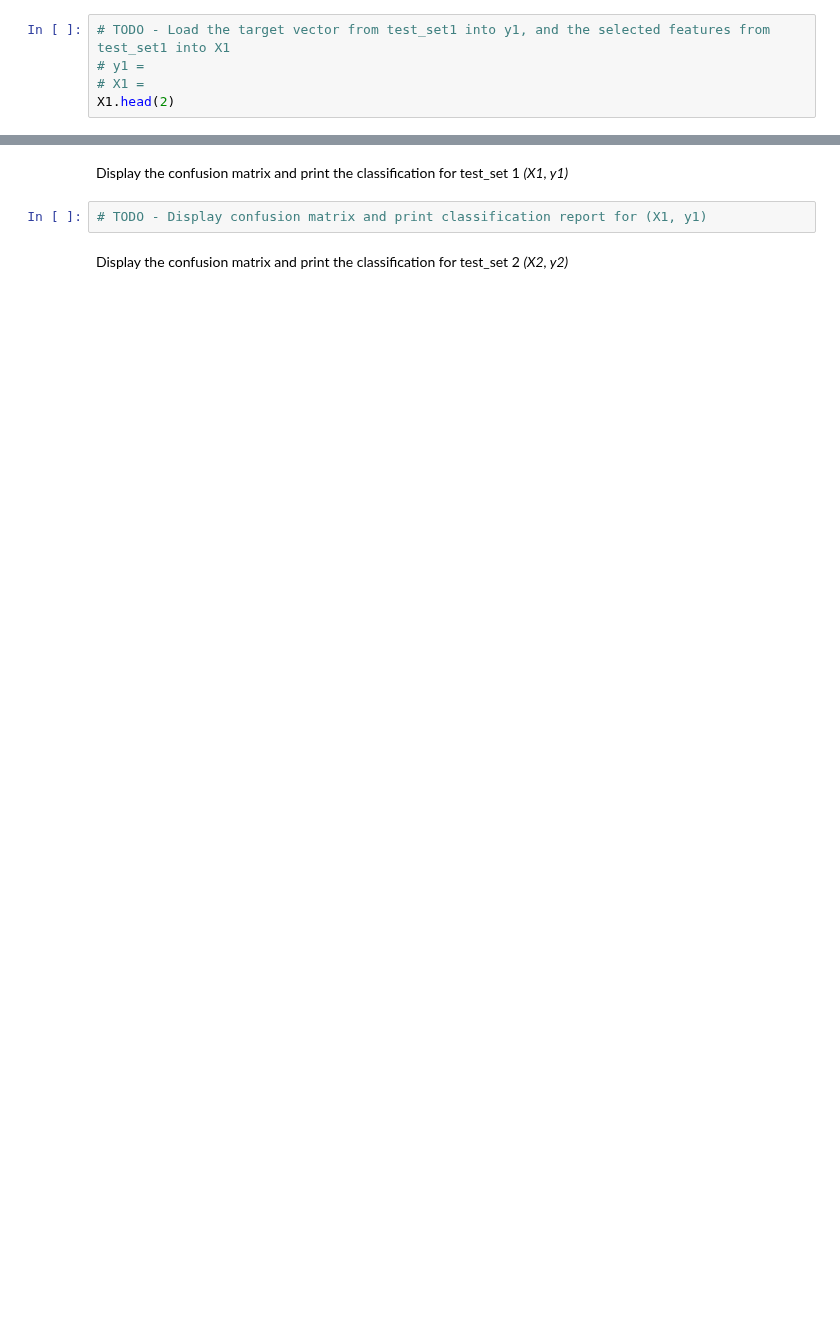
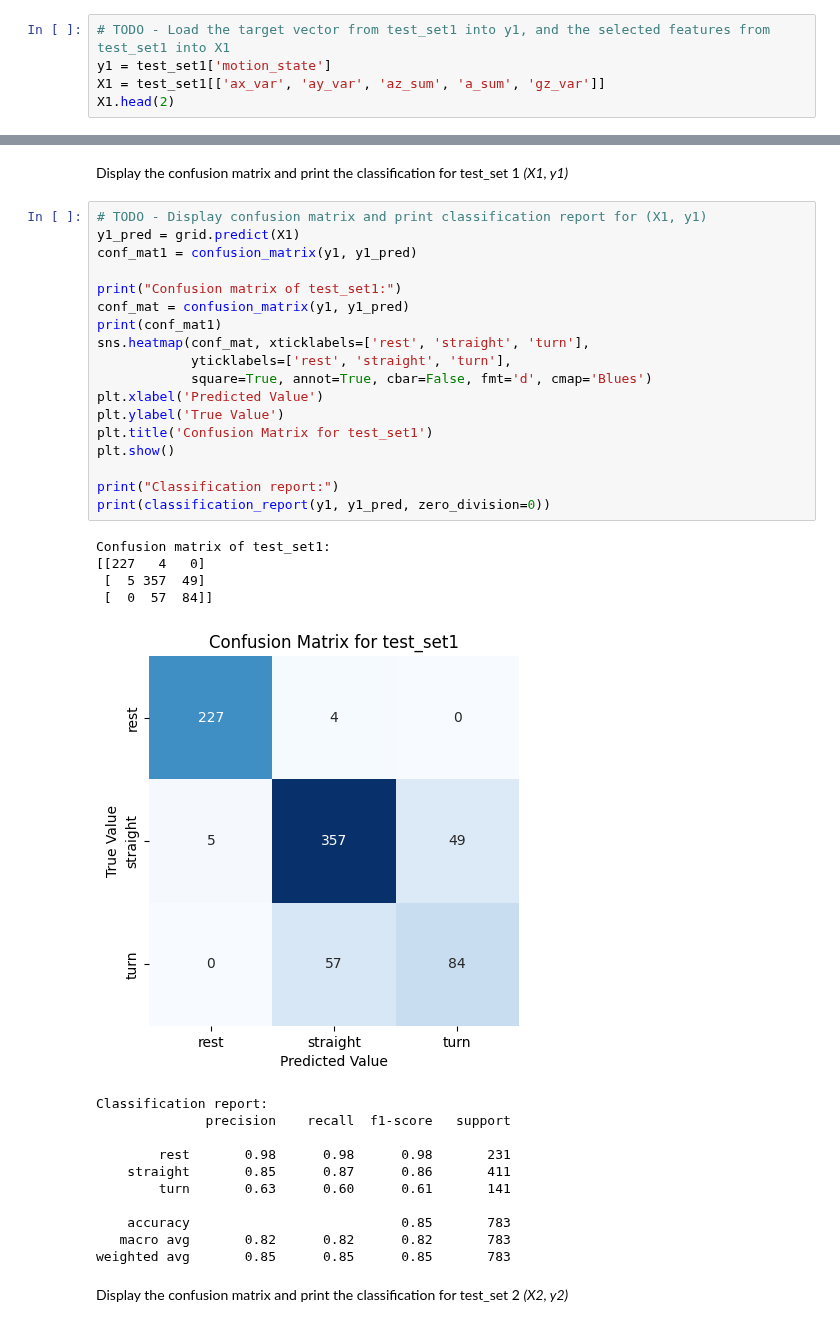
Before and after one commit to chshxiao/engg680_2024_fall, a Jupyter notebook: Lab_Assignment4/Assignment4.ipynb, the cells around one changed output, grey strips where cells are left out. Drawn from its saved outputs; the diff is of its cells as text; blank space fills up the shorter version.

```diff
--- a/Lab_Assignment4/Assignment4.ipynb
+++ b/Lab_Assignment4/Assignment4.ipynb
@@ -1019,6 +1093,6 @@ The model trained in 5.1, is to be tested on the independent datasets, that is t
 Seperate the testsets into features and target vectors *(X1, y1)* and *(X2,y2)*
 # %%
 # TODO - Load the target vector from test_set1 into y1, and the selected features from test_set1 into X1
-# y1 =
-# X1 =
+y1 = test_set1['motion_state']
+X1 = test_set1[['ax_var', 'ay_var', 'az_sum', 'a_sum', 'gz_var']]
 X1.head(2)
@@ -1040,6 +1127,38 @@ For each test dataset, print the test set accuracy score.
 # %% [markdown]
 Display the confusion matrix and print the classification for test_set 1 *(X1, y1)*
-# %%
-# TODO - Display confusion matrix and print classification report for (X1, y1)
+# %%
+# TODO - Display confusion matrix and print classification report for (X1, y1)
+y1_pred = grid.predict(X1)
+conf_mat1 = confusion_matrix(y1, y1_pred)
+
+print("Confusion matrix of test_set1:")
+conf_mat = confusion_matrix(y1, y1_pred)
+print(conf_mat1)
+sns.heatmap(conf_mat, xticklabels=['rest', 'straight', 'turn'],
+            yticklabels=['rest', 'straight', 'turn'],
+            square=True, annot=True, cbar=False, fmt='d', cmap='Blues')
+plt.xlabel('Predicted Value')
+plt.ylabel('True Value')
+plt.title('Confusion Matrix for test_set1')
+plt.show()
+
+print("Classification report:")
+print(classification_report(y1, y1_pred, zero_division=0))
+# %% [output]
+Confusion matrix of test_set1:
+[[227   4   0]
+ [  5 357  49]
+ [  0  57  84]]
+[figure, added]
+Classification report:
+              precision    recall  f1-score   support
+
+        rest       0.98      0.98      0.98       231
+    straight       0.85      0.87      0.86       411
+        turn       0.63      0.60      0.61       141
+
+    accuracy                           0.85       783
+   macro avg       0.82      0.82      0.82       783
+weighted avg       0.85      0.85      0.85       783
 # %% [markdown]
 Display the confusion matrix and print the classification for test_set 2 *(X2, y2)*
```
Also changed, not shown: parts of 17 cells of this notebook.
